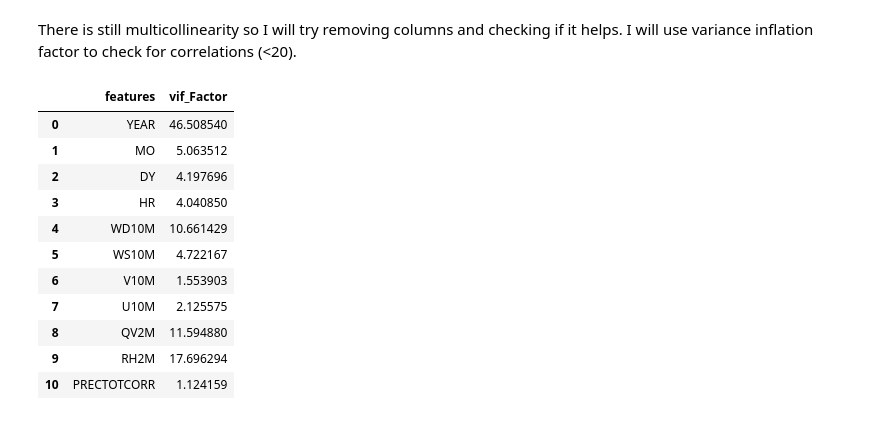
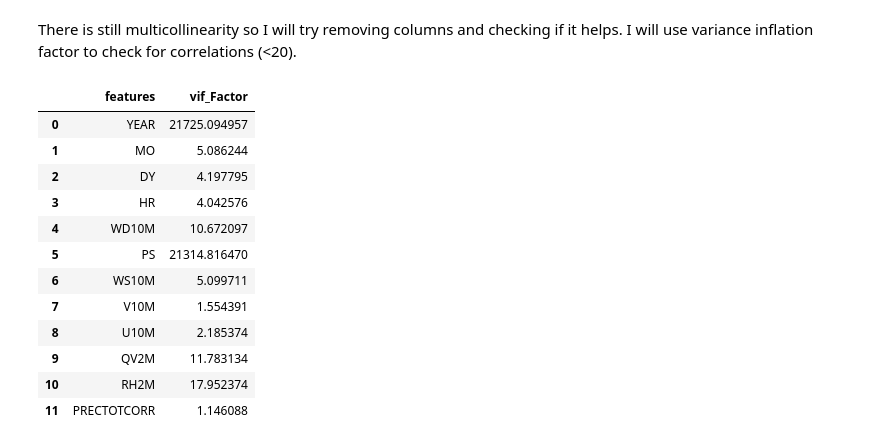
Before and after one commit to lifemannequin/NASA_POWER_ds, a Jupyter notebook: Barcelona_atmo_EDA.ipynb, the cells around one changed output. Saved outputs shown, nothing was run; the diff lists cells and outputs as text; code cells hidden in the pictures.

```diff
--- a/Barcelona_atmo_EDA.ipynb
+++ b/Barcelona_atmo_EDA.ipynb
@@ -208,21 +216,22 @@ There is still multicollinearity so I will try removing columns and checking if
 # %%
 #Compute VIF data for each independent variable
 from statsmodels.stats.outliers_influence import variance_inflation_factor
-df_new = df.drop(['T2M','T2MWET','T2MDEW', 'PS'], axis = 1)
+df_new = df.drop(['T2M','T2MWET','T2MDEW'], axis = 1)
 vif = pd.DataFrame()
 vif["features"] = df_new.columns
 vif["vif_Factor"] = [variance_inflation_factor(df_new.values, i) for i in range(df_new.shape[1])]
 vif
 # %% [output]
 |  | features | vif_Factor |
-| 0 | YEAR | 46.508540 |
-| 1 | MO | 5.063512 |
-| 2 | DY | 4.197696 |
-| 3 | HR | 4.040850 |
-| 4 | WD10M | 10.661429 |
-| 5 | WS10M | 4.722167 |
-| 6 | V10M | 1.553903 |
-| 7 | U10M | 2.125575 |
-| 8 | QV2M | 11.594880 |
-| 9 | RH2M | 17.696294 |
-| 10 | PRECTOTCORR | 1.124159 |
+| 0 | YEAR | 21725.094957 |
+| 1 | MO | 5.086244 |
+| 2 | DY | 4.197795 |
+| 3 | HR | 4.042576 |
+| 4 | WD10M | 10.672097 |
+| 5 | PS | 21314.816470 |
+| 6 | WS10M | 5.099711 |
+| 7 | V10M | 1.554391 |
+| 8 | U10M | 2.185374 |
+| 9 | QV2M | 11.783134 |
+| 10 | RH2M | 17.952374 |
+| 11 | PRECTOTCORR | 1.146088 |
```
Also changed, not shown: parts of 12 cells of this notebook.
